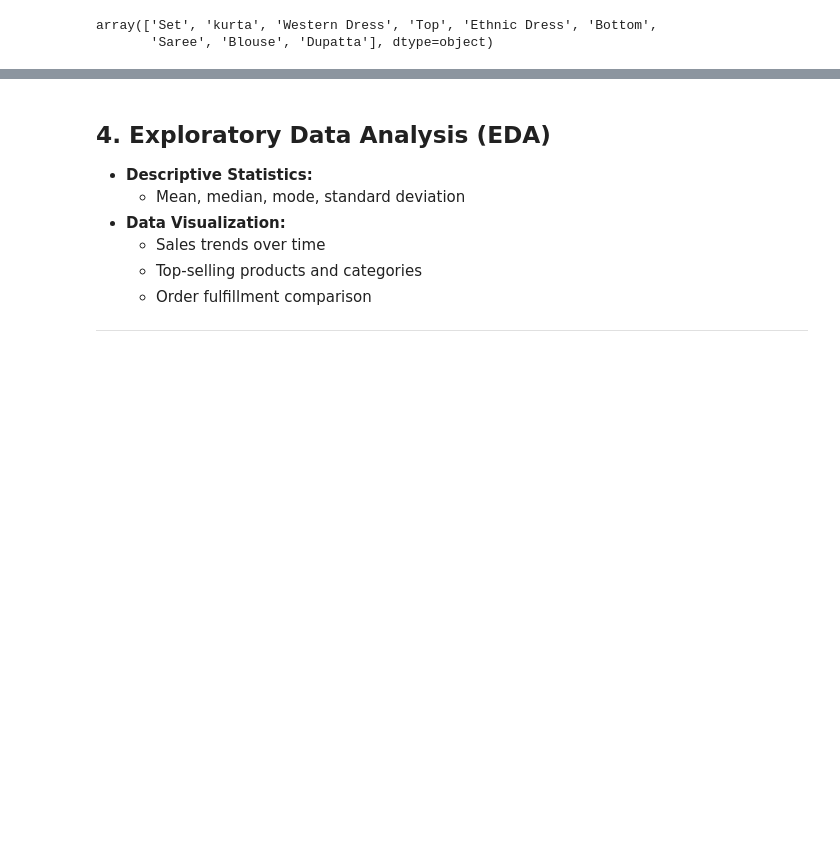
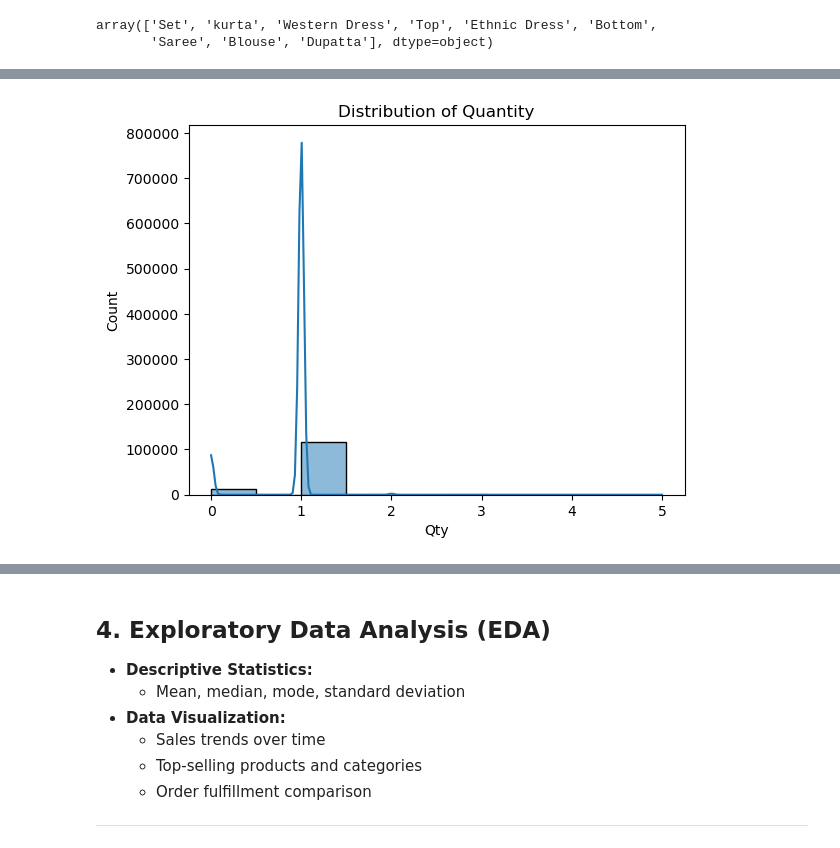
Before and after one commit to subhashisrath/Amazon_Sales_Analysis, a Jupyter notebook: notebooks/Amazon_salesdata_Analysis.ipynb, the cells around one changed output, grey strips where cells are left out. Saved outputs shown, nothing was run; the diff lists cells and outputs as text; code cells hidden in the pictures; blank space fills up the shorter version.

```diff
--- a/notebooks/Amazon_salesdata_Analysis.ipynb
+++ b/notebooks/Amazon_salesdata_Analysis.ipynb
@@ -415,0 +559,2 @@ dtype: object
+# %%
+amazon_df_cleaned['promotion_flag'] = amazon_df_cleaned['promotion-ids'].apply(lambda x: 'Unknown' if x == 'Unknown' else 'Known')
@@ -415,0 +571,3 @@ dtype: object
+# %%
+#Keeping only reasonable quantities
+amazon_df_cleaned = amazon_df_cleaned[amazon_df_cleaned['Qty'] <= 5]
@@ -415,0 +605,6 @@ dtype: object
+# %%
+sns.histplot(amazon_df_cleaned['Qty'], bins = 10, kde = True)
+plt.title('Distribution of Quantity')
+plt.show()
+# %% [output]
+[figure, added]
```
Also changed, not shown: parts of 36 cells of this notebook, 1 other file.
